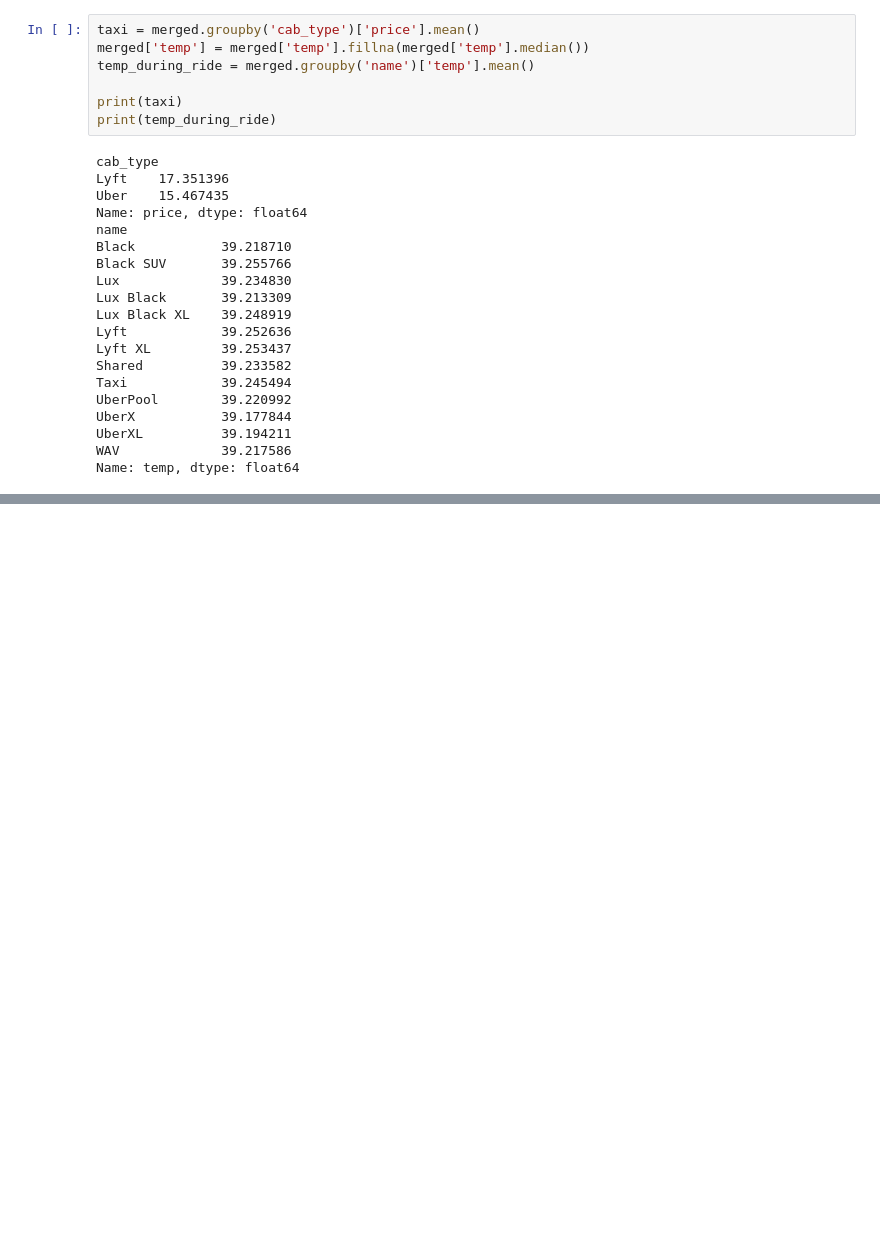
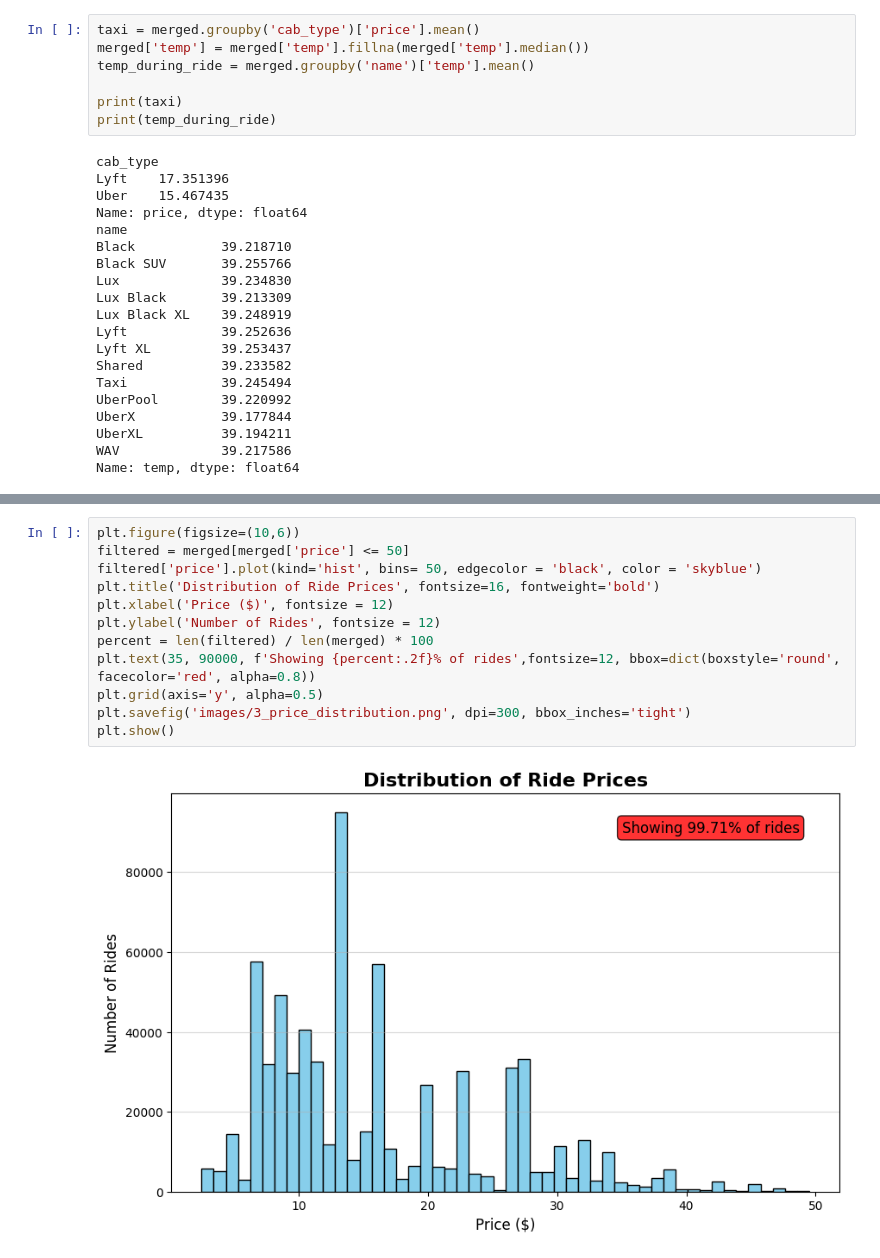
Before and after one commit to Prospis/My-way-to-DA-DS, a Jupyter notebook: Week_3_Project/uber_lyft_analysis.ipynb, the cells around one changed output, grey strips where cells are left out. Cells and saved outputs as stored; diff of their text form; blank space fills up the shorter version.

```diff
--- a/Week_3_Project/uber_lyft_analysis.ipynb
+++ b/Week_3_Project/uber_lyft_analysis.ipynb
@@ -364,0 +430,14 @@ Name: temp, dtype: float64
+# %%
+plt.figure(figsize=(10,6))
+filtered = merged[merged['price'] <= 50]
+filtered['price'].plot(kind='hist', bins= 50, edgecolor = 'black', color = 'skyblue')
+plt.title('Distribution of Ride Prices', fontsize=16, fontweight='bold')
+plt.xlabel('Price ($)', fontsize = 12)
+plt.ylabel('Number of Rides', fontsize = 12)
+percent = len(filtered) / len(merged) * 100
+plt.text(35, 90000, f'Showing {percent:.2f}% of rides',fontsize=12, bbox=dict(boxstyle='round', facecolor='red', alpha=0.8))
+plt.grid(axis='y', alpha=0.5)
+plt.savefig('images/3_price_distribution.png', dpi=300, bbox_inches='tight')
+plt.show()
+# %% [output]
+[figure, added]
```
Also changed, not shown: parts of 9 cells of this notebook, 8 other files.
